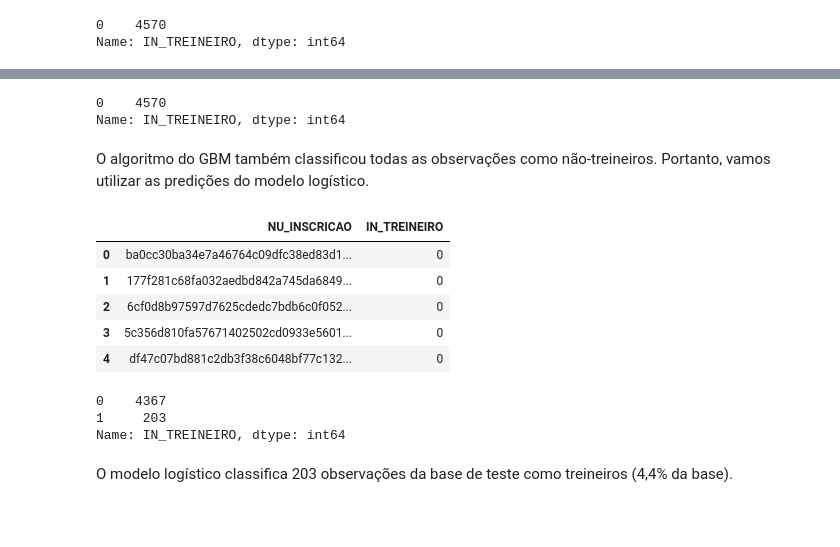
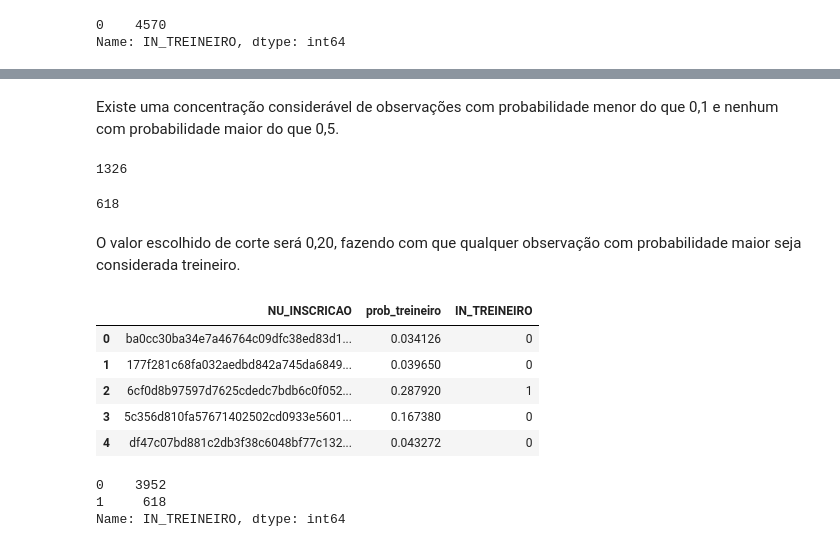
Before and after one commit to jessicalfr/acelera_data_science_codenation, a Jupyter notebook: semana_9/desafio_semana_9/desafio_9_classificacao.ipynb, the cells around one changed output, grey strips where cells are left out. Saved outputs shown, nothing was run; the diff lists cells and outputs as text; code cells hidden in the pictures; blank space fills up the shorter version.

```diff
--- a/semana_9/desafio_semana_9/desafio_9_classificacao.ipynb
+++ b/semana_9/desafio_semana_9/desafio_9_classificacao.ipynb
@@ -500,31 +488,35 @@ resultado_gbm.head()
+# %% [markdown]
+Existe uma concentração considerável de observações com probabilidade menor do que 0,1 e nenhum com probabilidade maior do que 0,5.
+# %%
+# observações com probabilidade maior do que 0,10
+sum(resultado_rf['prob_treineiro']>0.10)
+# %% [output]
+1326
+# %%
+# observações com probabilidade maior do que 0,20
+sum(resultado_rf['prob_treineiro']>0.20)
+# %% [output]
+618
+# %% [markdown]
+O valor escolhido de corte será 0,20, fazendo com que qualquer observação com probabilidade maior seja considerada treineiro.
+# %%
+# cria coluna com o novo valor de corte
+resultado_rf['IN_TREINEIRO'] = resultado_rf['prob_treineiro']>0.20
+resultado_rf['IN_TREINEIRO'] = resultado_rf['IN_TREINEIRO'].astype('int64')
+
+resultado_rf.head()
+# %% [output]
+|  | NU_INSCRICAO | prob_treineiro | IN_TREINEIRO |
+| 0 | ba0cc30ba34e7a46764c09dfc38ed83d1... | 0.034126 | 0 |
+| 1 | 177f281c68fa032aedbd842a745da6849... | 0.039650 | 0 |
+| 2 | 6cf0d8b97597d7625cdedc7bdb6c0f052... | 0.287920 | 1 |
+| 3 | 5c356d810fa57671402502cd0933e5601... | 0.167380 | 0 |
+| 4 | df47c07bd881c2db3f38c6048bf77c132... | 0.043272 | 0 |
 # %%
 # classificações na base de teste
-resultado_gbm['IN_TREINEIRO'].value_counts()
+resultado_rf['IN_TREINEIRO'].value_counts()
 # %% [output]
-0    4570
+0    3952
+1     618
 Name: IN_TREINEIRO, dtype: int64
-# %% [markdown]
-O algoritmo do GBM também classificou todas as observações como não-treineiros. Portanto, vamos utilizar as predições do modelo logístico.
-# %%
-# calcula as predições do modelo logístico na base de teste
-y_logistico_pred_teste = modelo_logistico.predict(x_teste)
-
-resultado_logistico = pd.DataFrame({'NU_INSCRICAO': inscricao_teste, 'IN_TREINEIRO': y_logistico_pred_teste})
-resultado_logistico.head()
-# %% [output]
-|  | NU_INSCRICAO | IN_TREINEIRO |
-| 0 | ba0cc30ba34e7a46764c09dfc38ed83d1... | 0 |
-| 1 | 177f281c68fa032aedbd842a745da6849... | 0 |
-| 2 | 6cf0d8b97597d7625cdedc7bdb6c0f052... | 0 |
-| 3 | 5c356d810fa57671402502cd0933e5601... | 0 |
-| 4 | df47c07bd881c2db3f38c6048bf77c132... | 0 |
-# %%
-# classificações na base de teste
-resultado_logistico['IN_TREINEIRO'].value_counts()
-# %% [output]
-0    4367
-1     203
-Name: IN_TREINEIRO, dtype: int64
-# %% [markdown]
-O modelo logístico classifica 203 observações da base de teste como treineiros (4,4% da base).
 # %%
```
Also changed, not shown: parts of 23 cells of this notebook, 1 other file.
